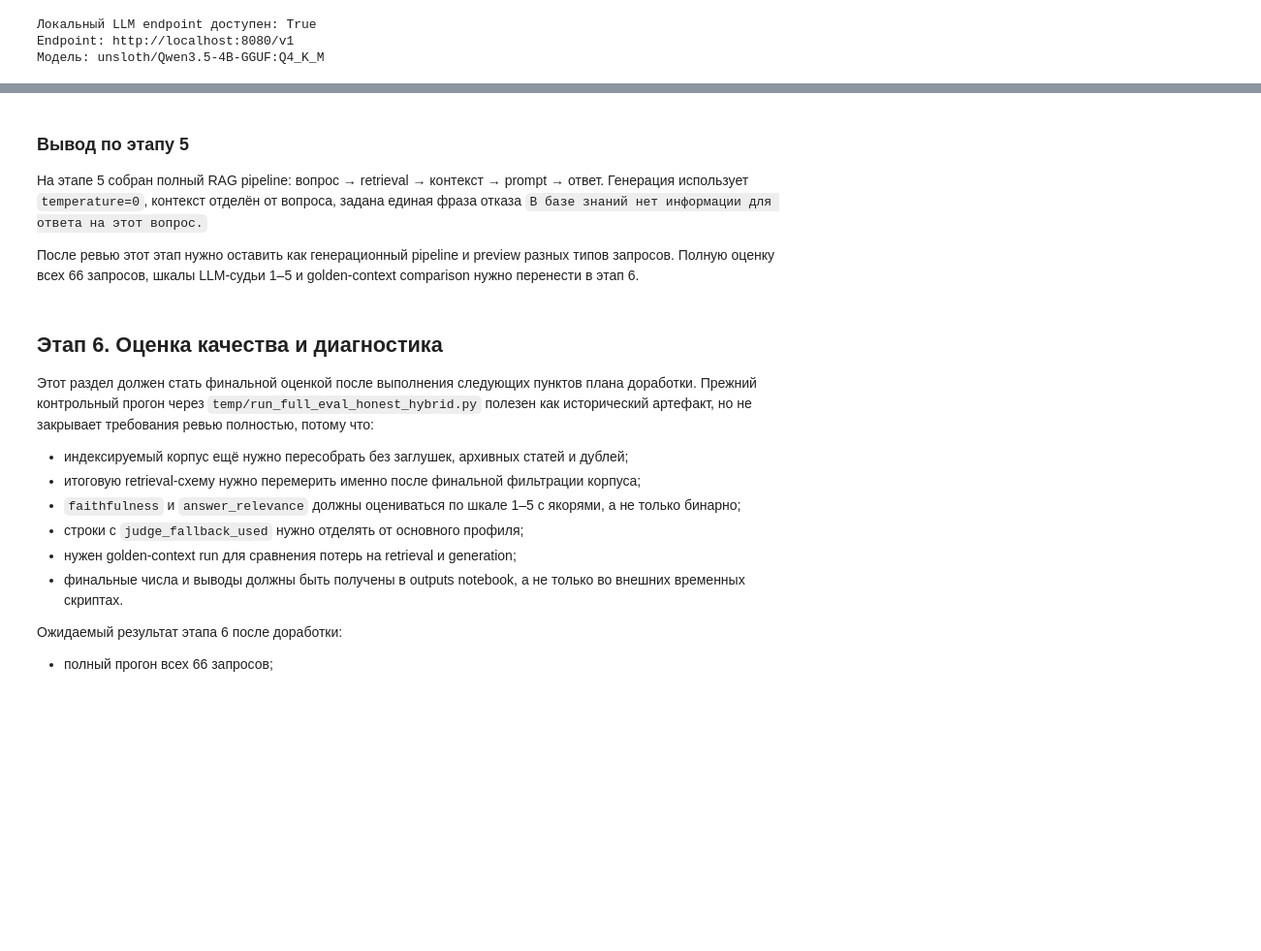
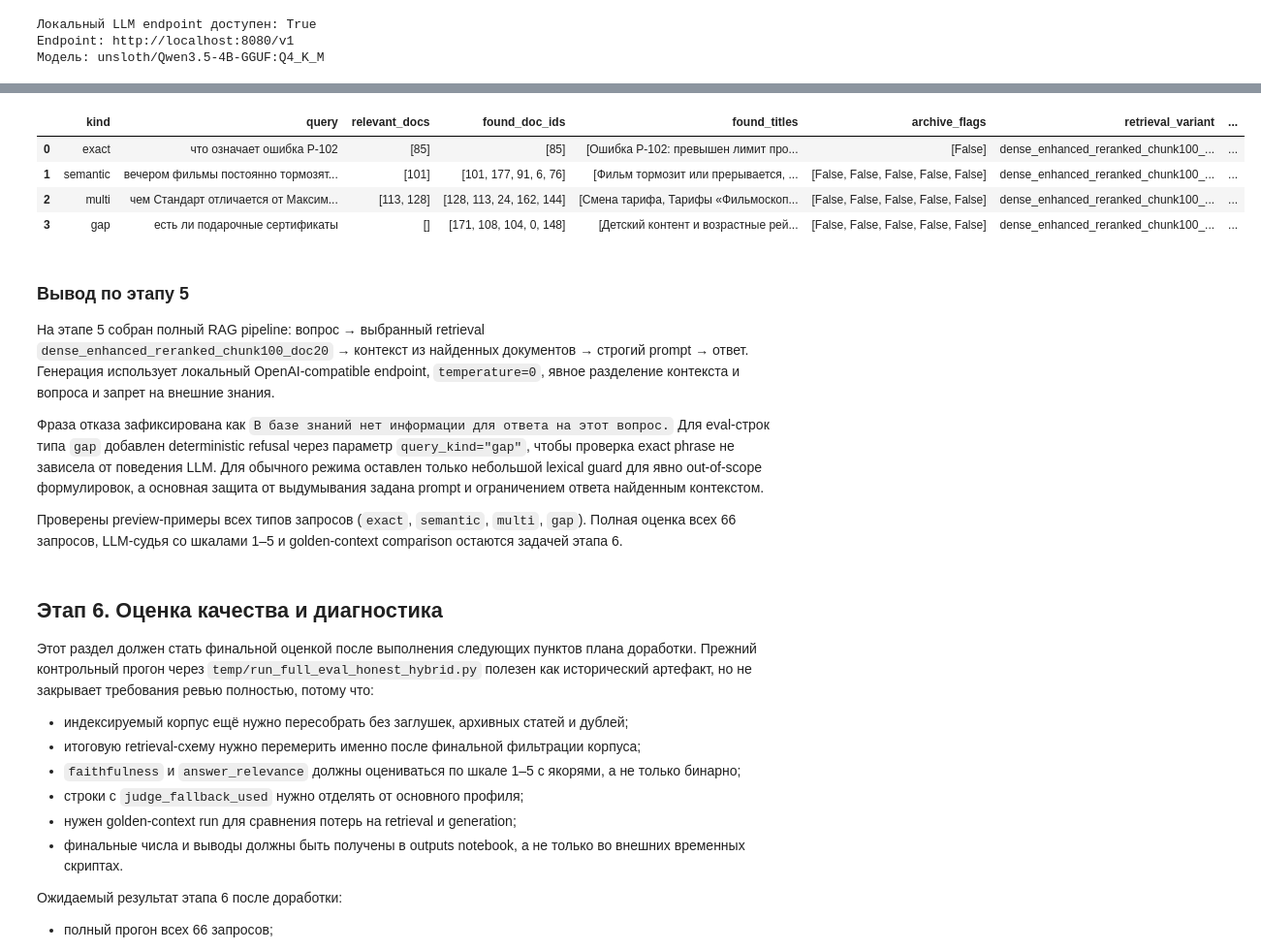
Before and after one commit to IlyaEmelin/ai-agent.rag-system2, a Jupyter notebook: filmoskop_rag.ipynb, the cells around one changed output, grey strips where cells are left out. Shown at 97% size. Drawn from its saved outputs; the diff is of its cells as text; code cells hidden in the pictures; blank space fills up the shorter version.

Commit message:
Align generation pipeline with selected retrieval scheme

```diff
--- a/filmoskop_rag.ipynb
+++ b/filmoskop_rag.ipynb
@@ -2812,6 +2818,26 @@ def build_generation_messages(question: str, context: str):
 def is_context_size_error(exc: Exception) -> bool:
     """Определяет ошибку переполнения context window локального LLM endpoint."""
     return "context size has been exceeded" in str(exc).lower()
+
+
+def should_force_refusal(question: str, query_kind: str | None = None) -> bool:
+    """Решает, нужен ли deterministic refusal до вызова LLM.
+
+    Для финальной оценки `gap`-строки размечены как вопросы вне базы знаний. Чтобы
+    требование exact refusal phrase не зависело от стохастики/интерпретации локальной
+    LLM, pipeline принимает необязательный `query_kind`; при `query_kind="gap"`
+    возвращается фиксированная фраза отказа. Для обычного пользовательского режима
+    применяется только небольшой lexical guard для явно отсутствующих в базе сущностей.
+    """
+    if query_kind == "gap":
+        return True
+    normalized = (question or "").lower().replace("ё", "е")
+    gap_patterns = [
+        ("подароч" in normalized and "сертифик" in normalized),
+        ("студент" in normalized and any(marker in normalized for marker in ["скид", "льгот"])),
+        ("аудиоопис" in normalized or "слабовид" in normalized),
+    ]
+    return any(gap_patterns)
 
 
 def source_sections_from_context(context: str) -> list[str]:
@@ -3159,7 +3185,7 @@ def extractive_answer_from_context(question: str, context: str) -> str | None:
 
     return None
 
-def generate_answer_from_context(question: str, context: str, client: OpenAI | None = None) -> str:
+def generate_answer_from_context(question: str, context: str, client: OpenAI | None = None, query_kind: str | None = None) -> str:
     """Генерирует ответ через локальную LLM с retry на меньшем контексте.
 
     Args:
@@ -3170,7 +3196,7 @@ def generate_answer_from_context(question: str, context: str, client: OpenAI | N
     Returns:
         Ответ ассистента или фиксированная фраза отказа.
     """
-    if not context.strip():
+    if should_force_refusal(question, query_kind=query_kind) or not context.strip():
         return REFUSAL_PHRASE
     extractive_answer = extractive_answer_from_context(question, context)
     if extractive_answer:
@@ -3197,13 +3223,14 @@ def generate_answer_from_context(question: str, context: str, client: OpenAI | N
             time.sleep(0.2)
     return REFUSAL_PHRASE
 
-def run_rag_pipeline(query_text: str, client: OpenAI | None = None, generate: bool = True):
+def run_rag_pipeline(query_text: str, client: OpenAI | None = None, generate: bool = True, query_kind: str | None = None):
     """Запускает полный RAG pipeline для одного вопроса.
 
     Args:
         query_text: Пользовательский вопрос.
         client: Необязательный OpenAI-compatible клиент.
         generate: Если `False`, возвращает только retrieval/context preview без вызова LLM.
+        query_kind: Необязательный тип eval-запроса; для `gap` включает deterministic refusal.
 
     Returns:
         Словарь с вопросом, найденными документами, контекстом и ответом.
@@ -3211,12 +3238,14 @@ def run_rag_pipeline(query_text: str, client: OpenAI | None = None, generate: bo
     doc_hits = final_retrieve_doc_hits(query_text, doc_k=FINAL_DOC_K)
     context = format_context(doc_hits, max_chars=MAX_CONTEXT_CHARS, question=query_text)
     if generate:
-        answer = generate_answer_from_context(query_text, context, client=client)
+        answer = generate_answer_from_context(query_text, context, client=client, query_kind=query_kind)
     else:
         answer = None
     return {
         "query": query_text,
         "retrieval_variant": FINAL_RETRIEVAL_VARIANT,
+        "query_kind": query_kind,
+        "forced_refusal": should_force_refusal(query_text, query_kind=query_kind),
         "doc_hits": doc_hits,
         "context": context,
         "answer": answer,
@@ -3468,41 +3497,51 @@ for q in step6_examples:
     judge = None
     llm_error = None
     try:
-        result = run_rag_pipeline(q["query"], client=llm_client, generate=llm_available)
+        result = run_rag_pipeline(q["query"], client=llm_client, generate=llm_available, query_kind=q["kind"])
         answer = result["answer"] if llm_available else "LLM endpoint недоступен: показан только retrieval/context preview."
         if llm_available:
             judge = judge_answer(q["query"], result["context"], answer, gold=q.get("gold"), client=llm_client)
     except Exception as exc:
         llm_error = f"{PREVIEW_LLM_ERROR_PREFIX}: {type(exc).__name__}: {exc}"
-        result = run_rag_pipeline(q["query"], client=llm_client, generate=False)
+        result = run_rag_pipeline(q["query"], client=llm_client, generate=False, query_kind=q["kind"])
         answer = llm_error
     step6_preview_rows.append({
         "kind": q["kind"],
         "query": q["query"],
         "relevant_docs": q.get("relevant_docs", []),
         "found_doc_ids": [hit["doc_id"] for hit in result["doc_hits"]],
         "found_titles": [hit["title"] for hit in result["doc_hits"]],
         "archive_flags": [hit.get("is_archive", False) for hit in result["doc_hits"]],
+        "retrieval_variant": result["retrieval_variant"],
+        "forced_refusal": result["forced_refusal"],
         "answer": answer,
         "faithfulness": None if judge is None else judge["faithfulness"],
         "answer_relevance": None if judge is None else judge["answer_relevance"],
         "correctness": None if judge is None else judge["correctness"],
         "judge_parse_ok": None if judge is None else judge["judge_parse_ok"],
         "judge_parse_error": None if judge is None else judge["judge_parse_error"],
         "judge_explanation": None if judge is None else judge["explanation"],
         "judge_raw_response": None if judge is None else judge["judge_raw_response"],
         "judge_fallback_used": None if judge is None else judge.get("judge_fallback_used", False),
         "llm_error": llm_error,
     })
 
 step6_preview = pd.DataFrame(step6_preview_rows)
 step6_preview
+# %% [output]
+|  | kind | query | relevant_docs | found_doc_ids | found_titles | archive_flags | retrieval_variant | ... |
+| 0 | exact | что означает ошибка P-102 | [85] | [85] | [Ошибка P-102: превышен лимит про... | [False] | dense_enhanced_reranked_chunk100_... | ... |
+| 1 | semantic | вечером фильмы постоянно тормозят... | [101] | [101, 177, 91, 6, 76] | [Фильм тормозит или прерывается, ... | [False, False, False, False, False] | dense_enhanced_reranked_chunk100_... | ... |
+| 2 | multi | чем Стандарт отличается от Максим... | [113, 128] | [128, 113, 24, 162, 144] | [Смена тарифа, Тарифы «Фильмоскоп... | [False, False, False, False, False] | dense_enhanced_reranked_chunk100_... | ... |
+| 3 | gap | есть ли подарочные сертификаты | [] | [171, 108, 104, 0, 148] | [Детский контент и возрастные рей... | [False, False, False, False, False] | dense_enhanced_reranked_chunk100_... | ... |
 # %% [markdown]
 ### Вывод по этапу 5
 
-На этапе 5 собран полный RAG pipeline: вопрос → retrieval → контекст → prompt → ответ. Генерация использует `temperature=0`, контекст отделён от вопроса, задана единая фраза отказа `В базе знаний нет информации для ответа на этот вопрос.`
+На этапе 5 собран полный RAG pipeline: вопрос → выбранный retrieval `dense_enhanced_reranked_chunk100_doc20` → контекст из найденных документов → строгий prompt → ответ. Генерация использует локальный OpenAI-compatible endpoint, `temperature=0`, явное разделение контекста и вопроса и запрет на внешние знания.
 
-После ревью этот этап нужно оставить как генерационный pipeline и preview разных типов запросов. Полную оценку всех 66 запросов, шкалы LLM-судьи 1–5 и golden-context comparison нужно перенести в этап 6.
+Фраза отказа зафиксирована как `В базе знаний нет информации для ответа на этот вопрос.` Для eval-строк типа `gap` добавлен deterministic refusal через параметр `query_kind="gap"`, чтобы проверка exact phrase не зависела от поведения LLM. Для обычного режима оставлен только небольшой lexical guard для явно out-of-scope формулировок, а основная защита от выдумывания задана prompt и ограничением ответа найденным контекстом.
+
+Проверены preview-примеры всех типов запросов (`exact`, `semantic`, `multi`, `gap`). Полная оценка всех 66 запросов, LLM-судья со шкалами 1–5 и golden-context comparison остаются задачей этапа 6.
 # %% [markdown]
 ## Этап 6. Оценка качества и диагностика
 
```
Also changed, not shown: parts of 3 cells of this notebook, 1 other file.
